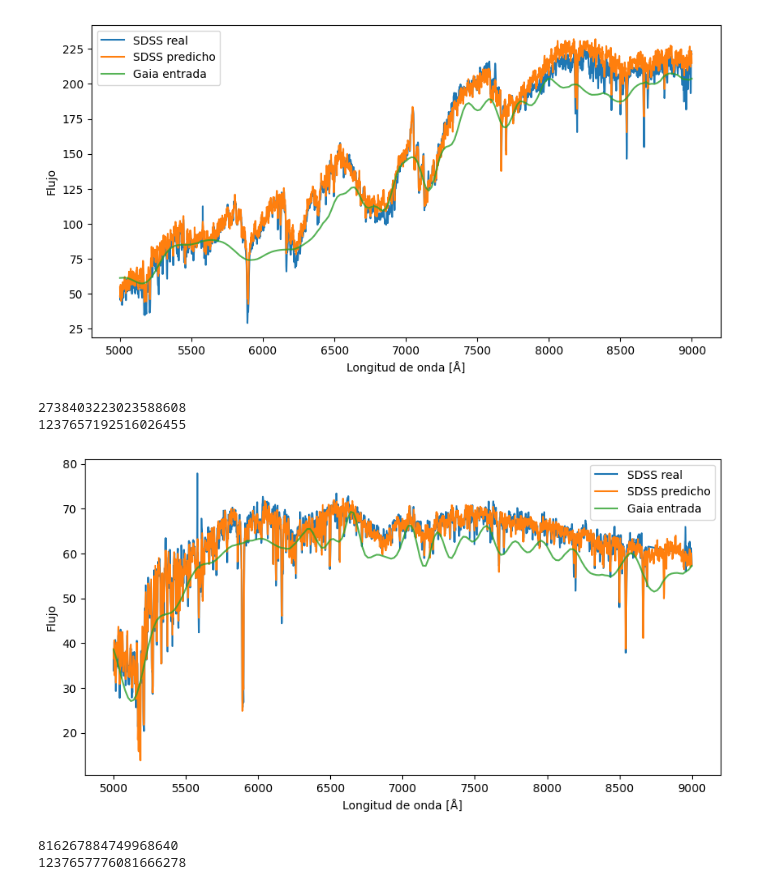
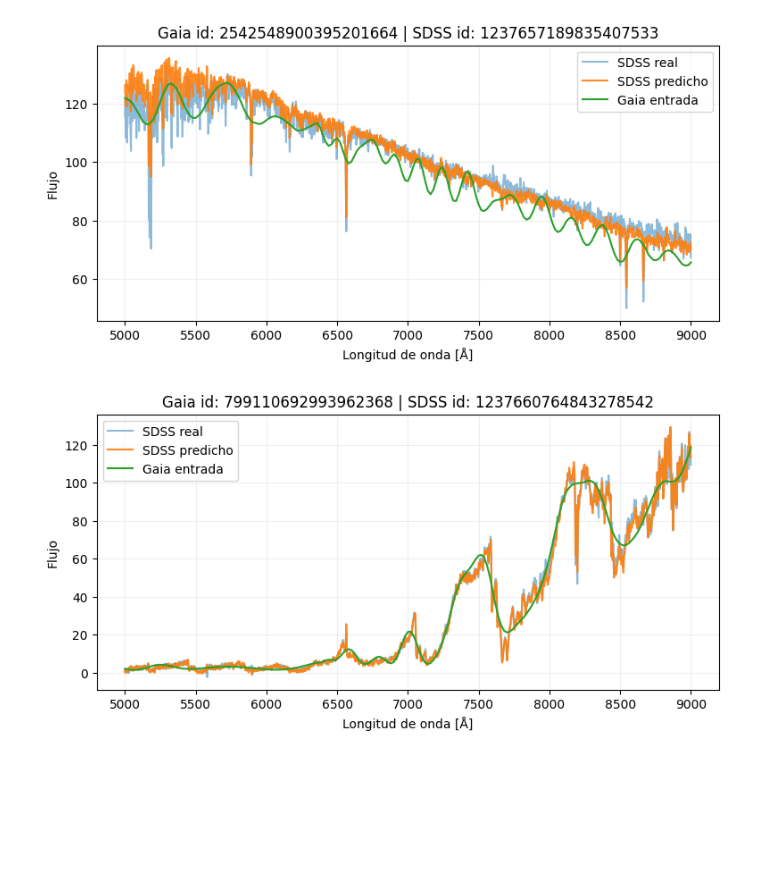
Before and after one commit to javier-cacho-master-ai/trabajo-fin-master, a Jupyter notebook: solution/models/model-training-SNR .ipynb, the cells around one changed output. Saved outputs shown, nothing was run; the diff lists cells and outputs as text; code cells hidden in the pictures; blank space fills up the shorter version.

```diff
--- a/solution/models/model-training-SNR .ipynb
+++ b/solution/models/model-training-SNR .ipynb
@@ -2,7 +2,7 @@
 import numpy as np
 from pathlib import Path
 
-processed_path = Path("/Users/carlasequero/Desktop/trabajo-fin-master/solution/data/splits/processed_data.npz")
+processed_path = Path("/Users/carlasequero/Desktop/trabajo-fin-master/solution/data/splits/2026-08-16_processed_data_no_duplicates.npz")
 
 data = np.load(processed_path)
 
@@ -214,42 +214,32 @@ test_loss, test_mae, test_mse = model_snr.evaluate(
 # %%
-import matplotlib.pyplot as plt
+# Importamos funciones a usar para analizar resultados
+from model_functions import (
+    plot_training_metrics,
+    plot_prediction_example,
+    plot_worst_best_predictions
+)
 
-i = 123
-#, 23, 178
-# Número de puntos del espectro como tal
-n_gaia = len(gaia_wavelength)
+plot_prediction_example(
+    245,
+    sdss_wavelength,
+    gaia_wavelength,
+    y_test,
+    y_pred,
+    y_id_test,
+    X_test,
+    X_id_test
+)
 
-plt.figure(figsize=(10, 5))
-plt.plot(sdss_wavelength, y_test[i], label="SDSS real")
-plt.plot(sdss_wavelength, y_pred[i], label="SDSS predicho")
-plt.plot(gaia_wavelength, X_test[i], label="Gaia entrada", alpha=0.8)
-plt.xlabel("Longitud de onda [Å]")
-plt.ylabel("Flujo")
-plt.legend()
-plt.show()
-print(X_id_test[i])
-print(y_id_test[i])
-
-i = 191
-#, 23, 178
-# Número de puntos del espectro como tal
-n_gaia = len(gaia_wavelength)
-
-plt.figure(figsize=(10, 5))
-plt.plot(sdss_wavelength, y_test[i], label="SDSS real")
-plt.plot(sdss_wavelength, y_pred[i], label="SDSS predicho")
-plt.plot(gaia_wavelength, X_test[i], label="Gaia entrada", alpha=0.8)
-plt.xlabel("Longitud de onda [Å]")
-plt.ylabel("Flujo")
-plt.legend()
-plt.show()
-
-print(X_id_test[i])
-print(y_id_test[i])
+plot_prediction_example(
+    10,
+    sdss_wavelength,
+    gaia_wavelength,
+    y_test,
+    y_pred,
+    y_id_test,
+    X_test,
+    X_id_test
+)
 # %% [output]
-[figure, old version]
+[figure, new version]
-2738403223023588608
-1237657192516026455
-[figure, old version]
+[figure, new version]
-816267884749968640
-1237657776081666278
```
Also changed, not shown: parts of 16 cells of this notebook, 6 other files.
